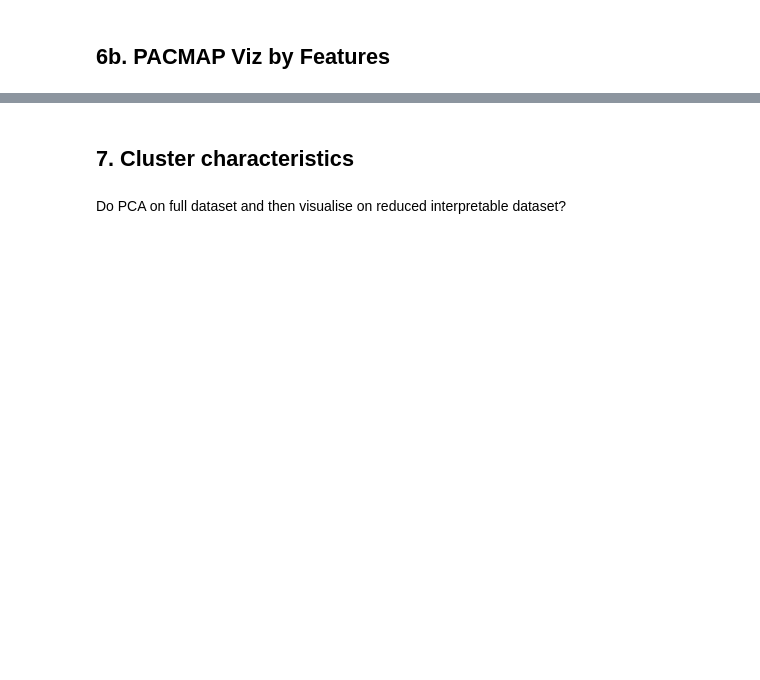
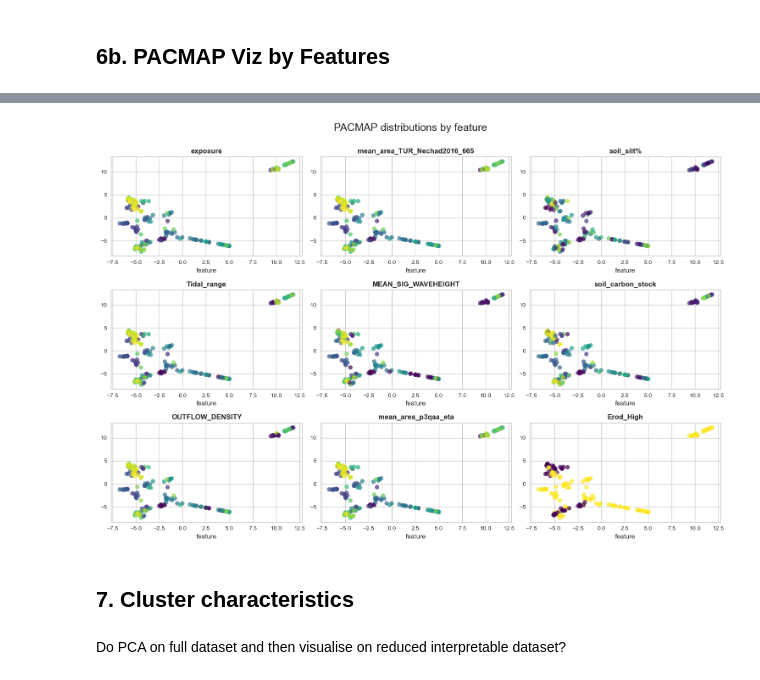
Before and after one commit to datasplod/seagrass_carbon, a Jupyter notebook: Clustering_analysis.ipynb, the cells around one changed output, grey strips where cells are left out. Drawn from its saved outputs; the diff is of its cells as text; code cells hidden in the pictures; blank space fills up the shorter version.

```diff
--- a/Clustering_analysis.ipynb
+++ b/Clustering_analysis.ipynb
@@ -158,7 +158,7 @@ all_cols = df_num.drop(['Cstock25_Mgha', 'C25_SD', 'ECO_CODE', 'PROV_CODE',
 
 #df_cluster = df_num.loc[:, cluster_cols]
 
-#df_cluster = all_cols.copy()
+df_cluster = all_cols.copy()
 
 #all_cols.keys()
 #df_cluster.shape
@@ -510,22 +567,24 @@ X_norm.keys()
 # %%
 cats = ['exposure', 'mean_area_TUR_Nechad2016_665', 'soil_silt%', 'Tidal_range', 'MEAN_SIG_WAVEHEIGHT', 'soil_carbon_stock', 'OUTFLOW_DENSITY', 'mean_area_p3qaa_eta', 'Erod_High']
 X_cats = X_norm.loc[:,cats]
 
 ncols = 3
 nrows = len(X_cats.columns)  // ncols + (len(X_cats.columns)  % ncols > 0)
-fig = plt.figure(figsize=(20,10))
+fig = plt.figure(figsize=(15,10))
 
 for n, feature in enumerate(X_cats):
     #print(names[feature])
     ax = plt.subplot(nrows, ncols, n + 1)
     p = plt.scatter(x = X_transformed[:, 0], y = X_transformed[:, 1], cmap="viridis", c=pd.factorize(X_cats[feature])[0], s=50, alpha =0.7)
     ax.set_xlabel('feature')
     ax.set_title(feature,fontweight="bold")
     #ax.legend()
 
 fig.suptitle('PACMAP distributions by feature', fontsize=18, y=1)
 plt.tight_layout()
 plt.show()
+# %% [output]
+[figure, added]
 # %% [markdown]
 ## 7. Cluster characteristics
 # %% [markdown]
```
Also changed, not shown: parts of 30 cells of this notebook.
